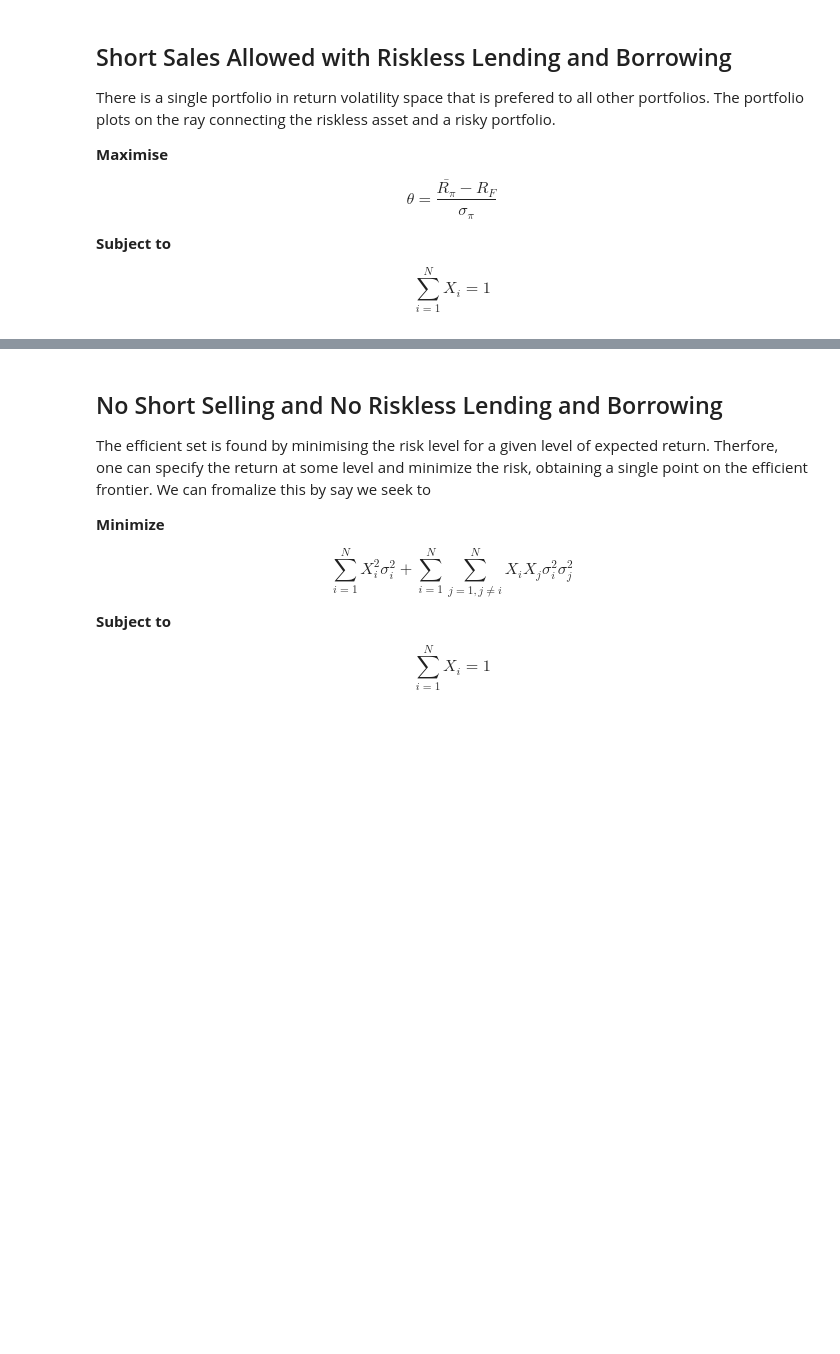
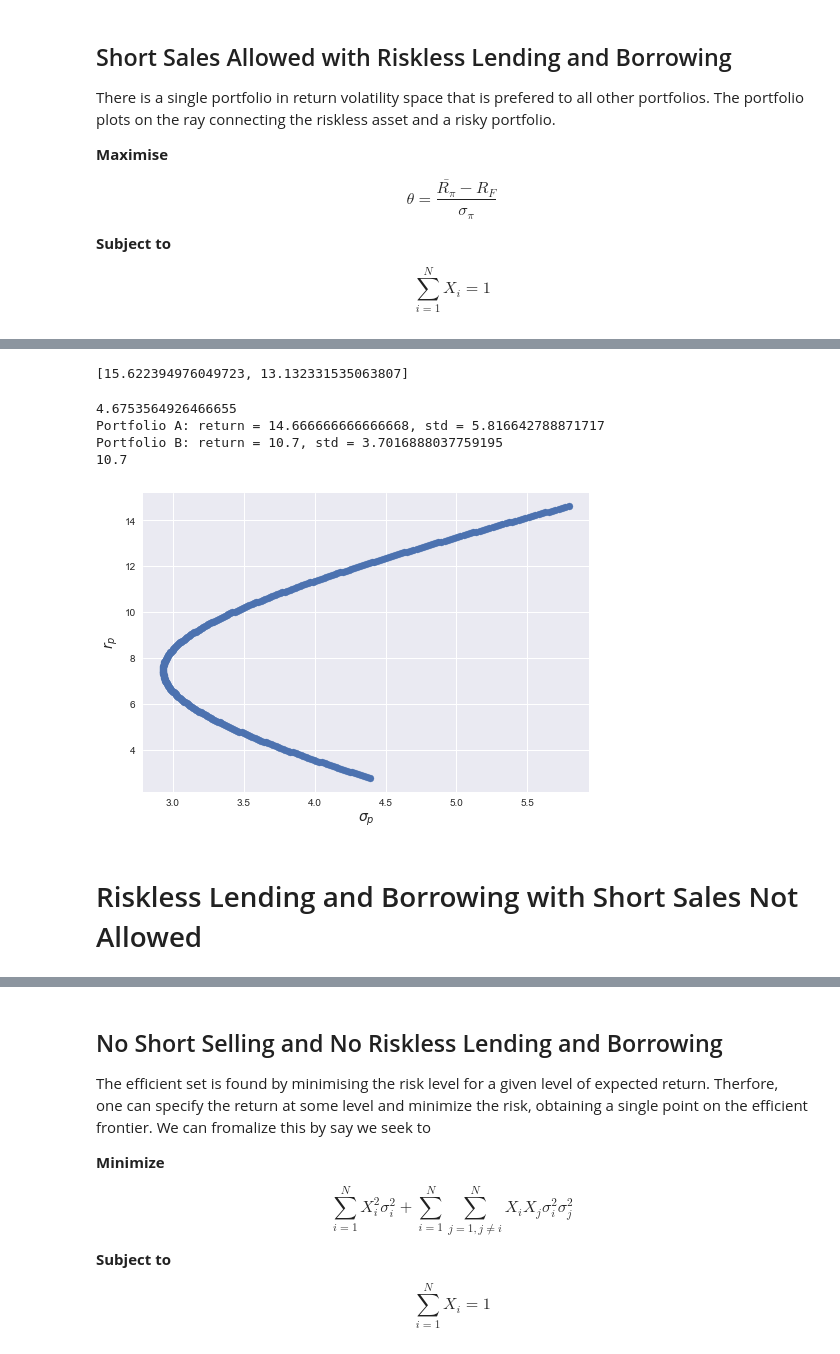
Before and after one commit to mjhoshea/portfolio-optimisation, a Jupyter notebook: notebooks/ch6.ipynb, the cells around one changed output, grey strips where cells are left out. Cells and saved outputs as stored; diff of their text form; code cells hidden in the pictures; blank space fills up the shorter version.

```diff
--- a/notebooks/ch6.ipynb
+++ b/notebooks/ch6.ipynb
@@ -38,0 +98,55 @@ array([0.77777778, 0.05555556, 0.16666667])
+# %%
+def eff_set_shorts(R̄, cov):
+
+
+    weights_a = security_weights(R̄, cov, 5)
+    R̄_a = R̄@weights_a
+    σ_a = np.sqrt(weights_a.T@cov@weights_a)
+
+
+    weights_b = security_weights(R̄, cov, 2)
+    R̄_b = R̄@weights_b
+    σ_b = np.sqrt(weights_b.T@cov@weights_b)
+
+
+    weights_mix = 0.5*weights_a + 0.5*weights_b
+
+    R̄_mix = R̄@weights_mix
+    σ_mix = np.sqrt(weights_mix.T@cov@weights_mix)
+    print(σ_mix)
+
+    num = σ_mix**2 - (0.5**2)*(σ_a**2) - (0.5**2)*(σ_b**2)
+    denom = 2*0.5*0.5
+    σ_cross = num / denom
+
+
+    r_p_short = []
+    σ_p_short = []
+
+    print('Portfolio A: return = {}, std = {}'.format(R̄_a, σ_a))
+    print('Portfolio B: return = {}, std = {}'.format(R̄_b, σ_b))
+    print(R̄_b)
+
+    for x_a in np.arange(-2,1, 0.01):
+        x_b = 1-x_a
+        r_p_short.append(calc_π_r(R̄_a, x_a, R̄_b, x_b))
+        σ_p_short.append(calc_π_σ(σ_a, x_a, σ_b, x_b, σ_cross))
+
+    plt.scatter(σ_p_short, r_p_short)
+#   plt.scatter(σ_π, R̄_π, marker='x', color='red', s=100)
+    plt.ylabel('$r_p$', size=14)
+    plt.xlabel('$\sigma_p$', size=14)
+# %%
+[random.uniform(8, 20) for _ in range(2)]
+# %% [output]
+[15.622394976049723, 13.132331535063807]
+# %%
+eff_set_shorts(R̄, cov)
+# %% [output]
+4.6753564926466655
+Portfolio A: return = 14.666666666666668, std = 5.816642788871717
+Portfolio B: return = 10.7, std = 3.7016888037759195
+10.7
+[figure, added]
+# %% [markdown]
+# Riskless Lending and Borrowing with Short Sales Not Allowed
```
Also changed, not shown: parts of 65 cells of this notebook, 13 other files.
